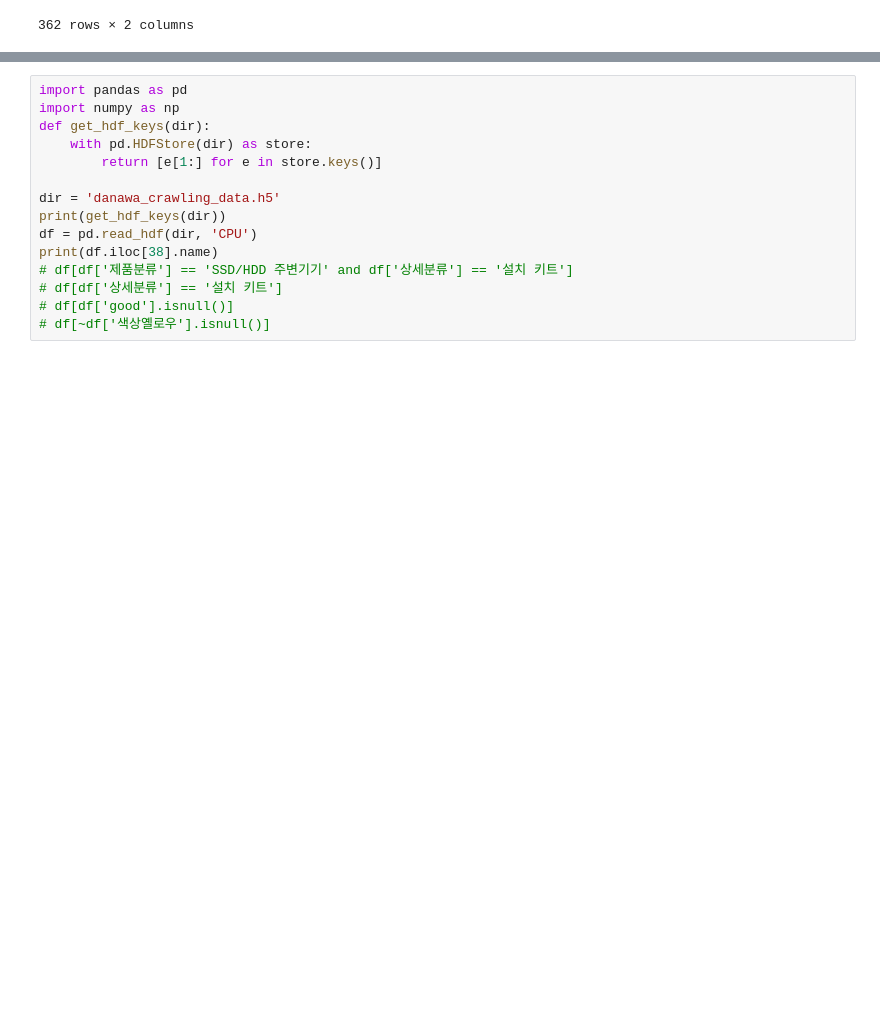
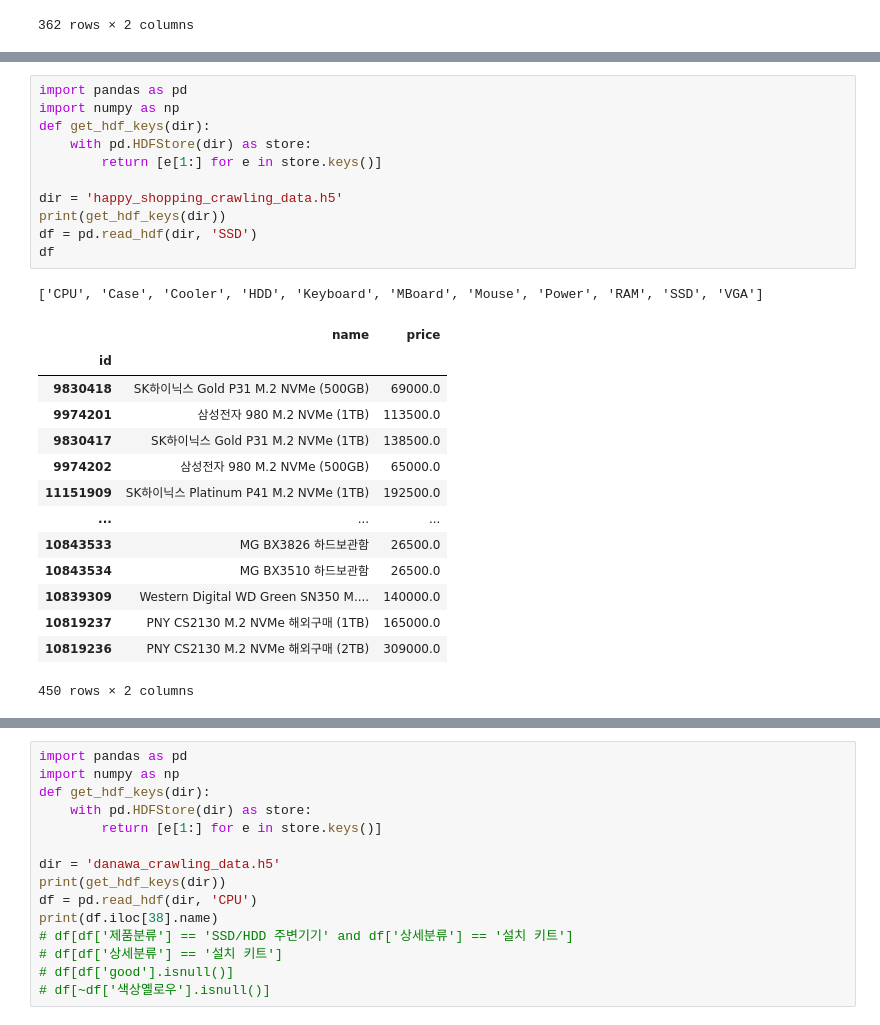
Before and after one commit to seokjin1013/computer-rec-crawling, a Jupyter notebook: test.ipynb, the cells around one changed output, grey strips where cells are left out. Saved outputs shown, nothing was run; the diff lists cells and outputs as text; blank space fills up the shorter version.

```diff
--- a/test.ipynb
+++ b/test.ipynb
@@ -178,0 +210,27 @@ df
+# %%
+import pandas as pd
+import numpy as np
+def get_hdf_keys(dir):
+    with pd.HDFStore(dir) as store:
+        return [e[1:] for e in store.keys()]
+
+dir = 'happy_shopping_crawling_data.h5'
+print(get_hdf_keys(dir))
+df = pd.read_hdf(dir, 'SSD')
+df
+# %% [output]
+['CPU', 'Case', 'Cooler', 'HDD', 'Keyboard', 'MBoard', 'Mouse', 'Power', 'RAM', 'SSD', 'VGA']
+|  | name | price |
+| id |  |  |
+| 9830418 | SK하이닉스 Gold P31 M.2 NVMe (500GB) | 69000.0 |
+| 9974201 | 삼성전자 980 M.2 NVMe (1TB) | 113500.0 |
+| 9830417 | SK하이닉스 Gold P31 M.2 NVMe (1TB) | 138500.0 |
+| 9974202 | 삼성전자 980 M.2 NVMe (500GB) | 65000.0 |
+| 11151909 | SK하이닉스 Platinum P41 M.2 NVMe (1TB) | 192500.0 |
+| ... | ... | ... |
+| 10843533 | MG BX3826 하드보관함 | 26500.0 |
+| 10843534 | MG BX3510 하드보관함 | 26500.0 |
+| 10839309 | Western Digital WD Green SN350 M.... | 140000.0 |
+| 10819237 | PNY CS2130 M.2 NVMe 해외구매 (1TB) | 165000.0 |
+| 10819236 | PNY CS2130 M.2 NVMe 해외구매 (2TB) | 309000.0 |
+450 rows × 2 columns
```
Also changed, not shown: parts of 9 cells of this notebook, 2 other files.
